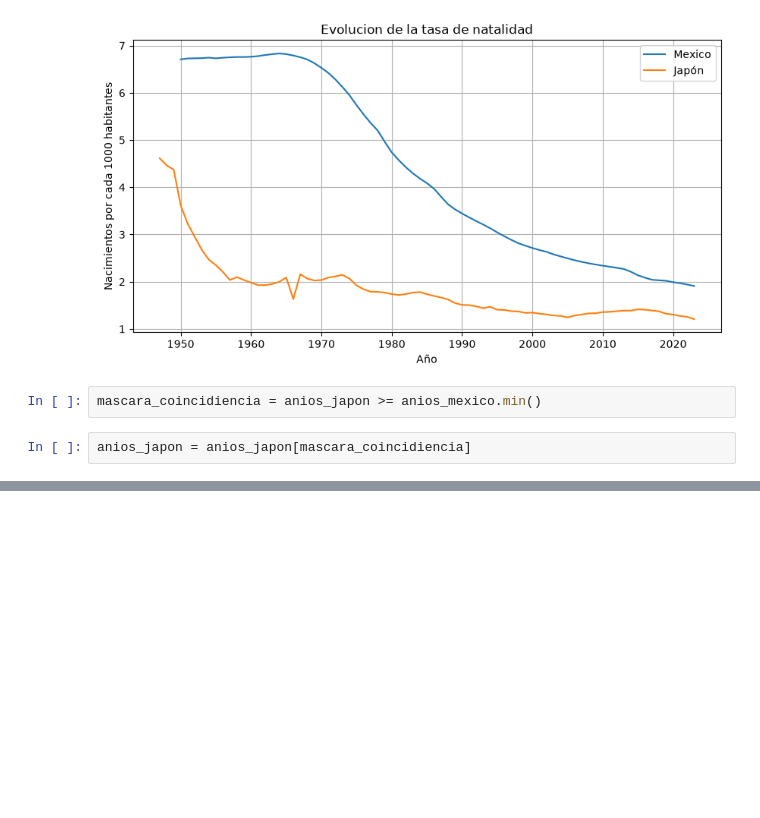
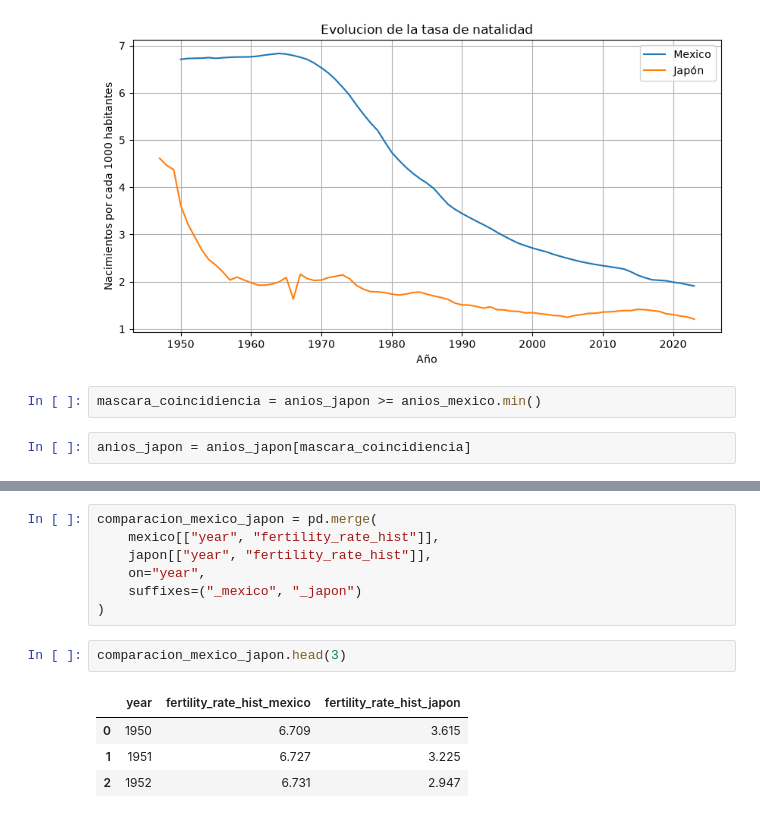
Before and after one commit to emilianoym/Big_Data, a Jupyter notebook: Trabajo1/notebooks/03_fertility_rate.ipynb, the cells around one changed output, grey strips where cells are left out. Drawn from its saved outputs; the diff is of its cells as text; blank space fills up the shorter version.

```diff
--- a/Trabajo1/notebooks/03_fertility_rate.ipynb
+++ b/Trabajo1/notebooks/03_fertility_rate.ipynb
@@ -150,0 +162,14 @@ NameError: name 'np' is not defined
+# %%
+comparacion_mexico_japon = pd.merge(
+    mexico[["year", "fertility_rate_hist"]],
+    japon[["year", "fertility_rate_hist"]],
+    on="year",
+    suffixes=("_mexico", "_japon")
+)
+# %%
+comparacion_mexico_japon.head(3)
+# %% [output]
+|  | year | fertility_rate_hist_mexico | fertility_rate_hist_japon |
+| 0 | 1950 | 6.709 | 3.615 |
+| 1 | 1951 | 6.727 | 3.225 |
+| 2 | 1952 | 6.731 | 2.947 |
```
Also changed, not shown: parts of 3 cells of this notebook.
